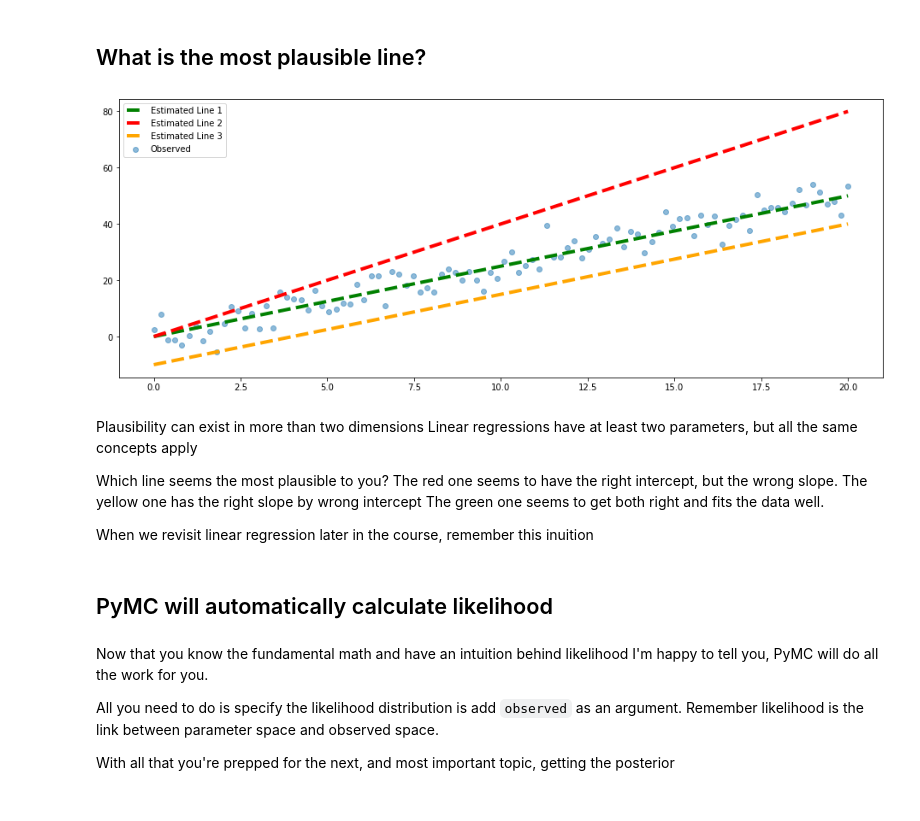
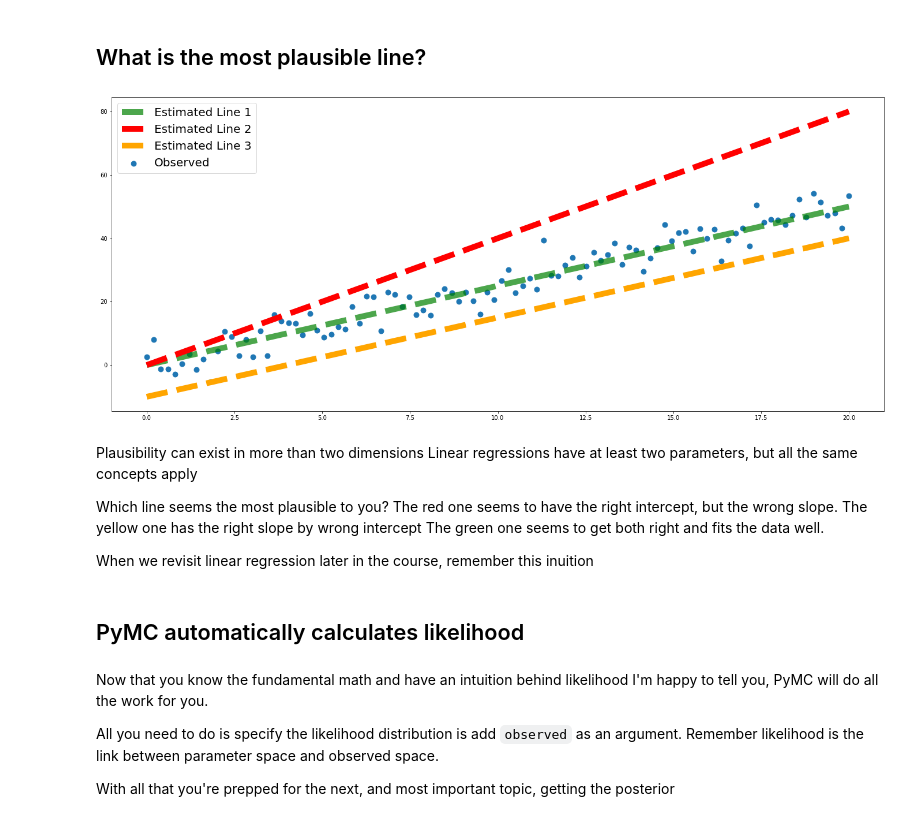
Before and after one commit to AlexAndorra/notebooks-experiments, a Jupyter notebook: 4_Bayes_Rule/Bayes_Rule_All.ipynb, the cells around one changed output. Saved outputs shown, nothing was run; the diff lists cells and outputs as text; code cells hidden in the pictures.

```diff
--- a/4_Bayes_Rule/Bayes_Rule_All.ipynb
+++ b/4_Bayes_Rule/Bayes_Rule_All.ipynb
@@ -262,22 +261,23 @@ Let's use a handy trick from SciPY where we can plug in all four parameter value
 # %%
 RANDOM_SEED = 8265
 np.random.seed(RANDOM_SEED)
 x = np.linspace(-0, 20, 100)
 slope_true = 2.5
 
-y_obs = x*slope_true + stats.norm(0,4).rvs(100)
+y_obs = x * slope_true + stats.norm(0, 4).rvs(100)
 
-fig, ax = plt.subplots(figsize=(16,6))
-ax.scatter(x, y_obs, alpha=.5, label="Observed")
+fig, ax = plt.subplots(figsize=(24, 10))
 
-lw=4
-ax.plot(x, slope_true*x, c="g", lw=lw, ls="--", label="Estimated Line 1" )
-ax.plot(x, 4*x, c="r", lw=lw, ls="--", label="Estimated Line 2")
-ax.plot(x, (slope_true*x) -10, c="orange", lw=lw, ls="--", label="Estimated Line 3")
+lw = 10
+ax.plot(x, slope_true * x, c="g", lw=lw, ls="--", label="Estimated Line 1", alpha=.7)
+ax.plot(x, 4 * x, c="r", lw=lw, ls="--", label="Estimated Line 2")
+ax.plot(x, (slope_true * x) - 10, c="orange", lw=lw, ls="--", label="Estimated Line 3")
+ax.scatter(x, y_obs, alpha=1, s=80, label="Observed")
 
-plt.legend();
+
+plt.legend(fontsize=20);
 # %% [output]
-[figure, old version]
+[figure, new version]
 # %% [markdown]
 Plausibility can exist in more than two dimensions
 Linear regressions have at least two parameters, but all the same concepts apply
@@ -288,7 +288,7 @@ The green one seems to get both right and fits the data well.
 
 When we revisit linear regression later in the course, remember this inuition
 # %% [markdown]
-## PyMC will automatically calculate likelihood
+## PyMC automatically calculates likelihood
 # %%
 with pm.Model():
 
```
Also changed, not shown: parts of 32 cells of this notebook, 1 other file.
